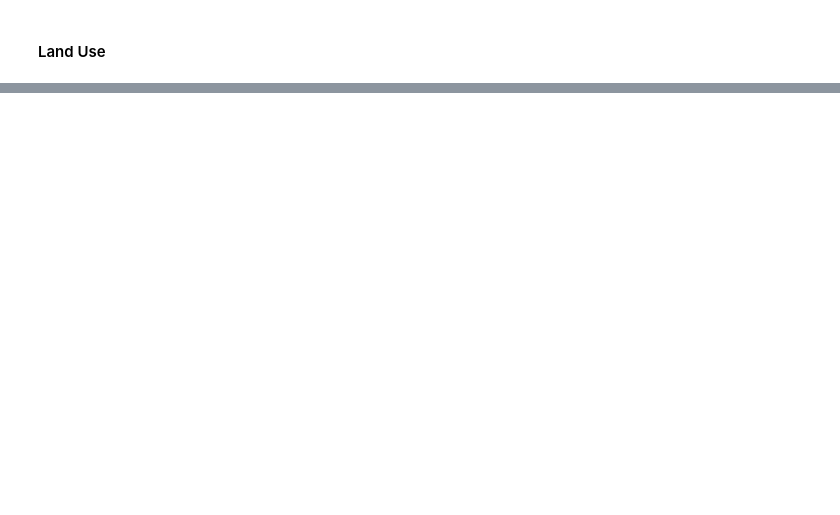
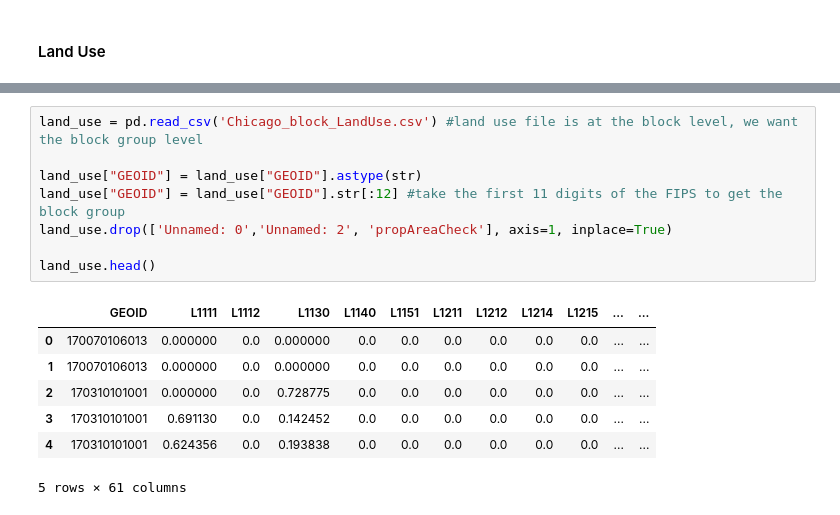
Before and after one commit to ual/ual_model_workspace, a Jupyter notebook: spring-2019-models/notebooks-amelia/urbansim to polaris data.ipynb, the cells around one changed output, grey strips where cells are left out. Saved outputs shown, nothing was run; the diff lists cells and outputs as text; blank space fills up the shorter version.

```diff
--- a/spring-2019-models/notebooks-amelia/urbansim to polaris data.ipynb
+++ b/spring-2019-models/notebooks-amelia/urbansim to polaris data.ipynb
@@ -332,0 +340,16 @@ array(['031', '197', '089', '097', '111', '043', '063', '093'],
+# %%
+land_use = pd.read_csv('Chicago_block_LandUse.csv') #land use file is at the block level, we want the block group level
+
+land_use["GEOID"] = land_use["GEOID"].astype(str)
+land_use["GEOID"] = land_use["GEOID"].str[:12] #take the first 11 digits of the FIPS to get the block group
+land_use.drop(['Unnamed: 0','Unnamed: 2', 'propAreaCheck'], axis=1, inplace=True)
+
+land_use.head()
+# %% [output]
+|  | GEOID | L1111 | L1112 | L1130 | L1140 | L1151 | L1211 | L1212 | L1214 | L1215 | ... | ... |
+| 0 | 170070106013 | 0.000000 | 0.0 | 0.000000 | 0.0 | 0.0 | 0.0 | 0.0 | 0.0 | 0.0 | ... | ... |
+| 1 | 170070106013 | 0.000000 | 0.0 | 0.000000 | 0.0 | 0.0 | 0.0 | 0.0 | 0.0 | 0.0 | ... | ... |
+| 2 | 170310101001 | 0.000000 | 0.0 | 0.728775 | 0.0 | 0.0 | 0.0 | 0.0 | 0.0 | 0.0 | ... | ... |
+| 3 | 170310101001 | 0.691130 | 0.0 | 0.142452 | 0.0 | 0.0 | 0.0 | 0.0 | 0.0 | 0.0 | ... | ... |
+| 4 | 170310101001 | 0.624356 | 0.0 | 0.193838 | 0.0 | 0.0 | 0.0 | 0.0 | 0.0 | 0.0 | ... | ... |
+5 rows × 61 columns
```
Also changed, not shown: parts of 12 cells of this notebook.
